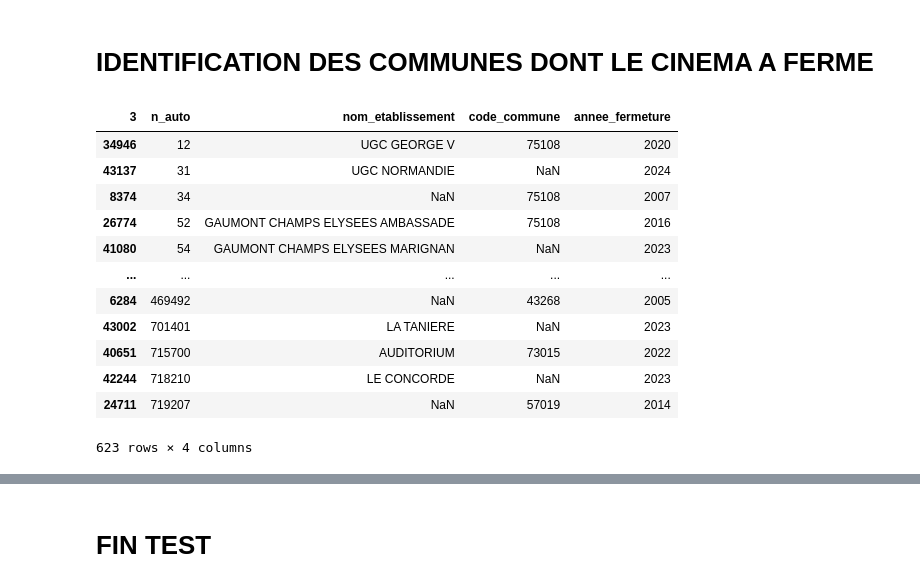
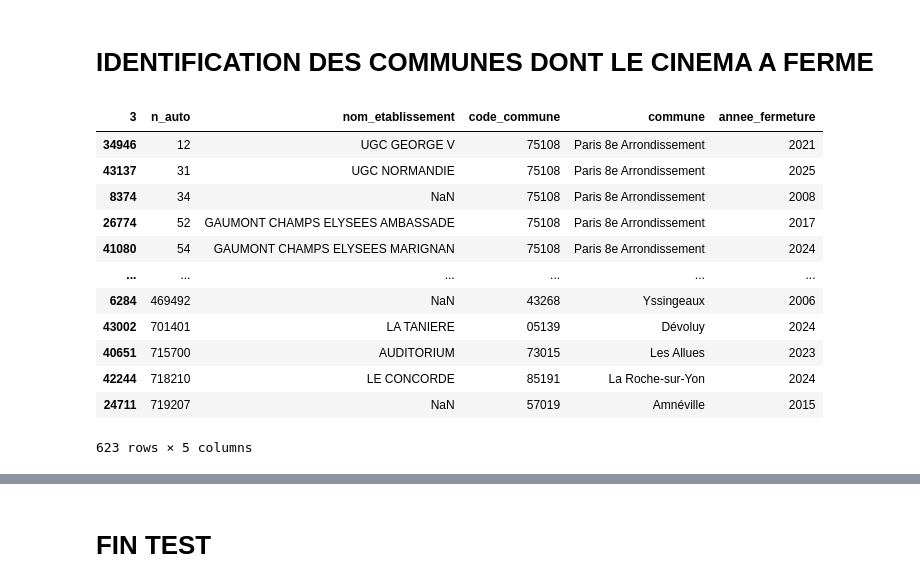
Before and after one commit to Juleslapeuf/cinema_vote, a Jupyter notebook: chargement_donnees.ipynb, the cells around one changed output, grey strips where cells are left out. Drawn from its saved outputs; the diff is of its cells as text; code cells hidden in the pictures.

```diff
--- a/chargement_donnees.ipynb
+++ b/chargement_donnees.ipynb
@@ -75,3 +178,16 @@ df_cinema = pd.concat(dfs_final, ignore_index=True)
+# %%
+codes_par_commune = (
+    df_cinema
+    .dropna(subset=["code_commune"])
+    .drop_duplicates(["commune", "code_commune"])
+    .groupby("commune")["code_commune"]
+    .first()
+)
+
+df_cinema["code_commune"] = (
+    df_cinema["code_commune"]
+    .fillna(df_cinema["commune"].map(codes_par_commune))
+)
 # %%
 df_cinema.head()
 # %% [output]
@@ -113,40 +226,37 @@ df_communes.head()
 # %% [markdown]
 # IDENTIFICATION DES COMMUNES DONT LE CINEMA A FERME
 # %%
-# Trier
-df_cinema_fixe = df_cinema_fixe.sort_values(["n_auto", "annee"])
+# Une ligne par cinéma et par année observée
+observations = (
+    df_cinema_fixe
+    .drop_duplicates(["n_auto", "annee"])
+    .sort_values(["n_auto", "annee"])
+)
+annee_min = observations["annee"].min()
+annee_max = observations["annee"].max()
 
-# Année suivante observée pour chaque cinéma
-df_cinema_fixe["annee_suivante"] = (
-    df_cinema_fixe.groupby("n_auto")["annee"].shift(-1)
-)
-
-# Une fermeture = dernière observation du cinéma,
-# sauf si cette dernière observation est la dernière année du fichier
-df_fermetures = df_cinema_fixe[
-    (df_cinema_fixe["annee_suivante"].isna()) &
-    (df_cinema_fixe["annee"] < df_cinema_fixe["annee"].max())
+# Une fermeture est retenue lorsque la dernière observation est suivie
+# d'une absence durable. L'année indiquée est la première année absente.
+dernieres_observations = observations.groupby("n_auto", as_index=False).tail(1)
+df_fermetures = dernieres_observations[
+    dernieres_observations["annee"] < annee_max
 ].copy()
-
-# Garder les informations souhaitées
+df_fermetures["annee_fermeture"] = df_fermetures["annee"] + 1
 df_fermetures = df_fermetures[
-    ["n_auto", "nom_etablissement", "code_commune", "annee"]
-].rename(
-    columns={"annee": "annee_fermeture"}
-)
-
+    ["n_auto", "nom_etablissement", "code_commune", "commune", "annee_fermeture"]
+]
 df_fermetures
 # %% [output]
-| 3 | n_auto | nom_etablissement | code_commune | annee_fermeture |
-| 34946 | 12 | UGC GEORGE V | 75108 | 2020 |
-| 43137 | 31 | UGC NORMANDIE | NaN | 2024 |
-| 8374 | 34 | NaN | 75108 | 2007 |
-| 26774 | 52 | GAUMONT CHAMPS ELYSEES AMBASSADE | 75108 | 2016 |
-| 41080 | 54 | GAUMONT CHAMPS ELYSEES MARIGNAN | NaN | 2023 |
-| ... | ... | ... | ... | ... |
-| 6284 | 469492 | NaN | 43268 | 2005 |
-| 43002 | 701401 | LA TANIERE | NaN | 2023 |
-| 40651 | 715700 | AUDITORIUM | 73015 | 2022 |
-| 42244 | 718210 | LE CONCORDE | NaN | 2023 |
-| 24711 | 719207 | NaN | 57019 | 2014 |
+| 3 | n_auto | nom_etablissement | code_commune | commune | annee_fermeture |
+| 34946 | 12 | UGC GEORGE V | 75108 | Paris 8e Arrondissement | 2021 |
+| 43137 | 31 | UGC NORMANDIE | 75108 | Paris 8e Arrondissement | 2025 |
+| 8374 | 34 | NaN | 75108 | Paris 8e Arrondissement | 2008 |
+| 26774 | 52 | GAUMONT CHAMPS ELYSEES AMBASSADE | 75108 | Paris 8e Arrondissement | 2017 |
+| 41080 | 54 | GAUMONT CHAMPS ELYSEES MARIGNAN | 75108 | Paris 8e Arrondissement | 2024 |
+| ... | ... | ... | ... | ... | ... |
+| 6284 | 469492 | NaN | 43268 | Yssingeaux | 2006 |
+| 43002 | 701401 | LA TANIERE | 05139 | Dévoluy | 2024 |
+| 40651 | 715700 | AUDITORIUM | 73015 | Les Allues | 2023 |
+| 42244 | 718210 | LE CONCORDE | 85191 | La Roche-sur-Yon | 2024 |
+| 24711 | 719207 | NaN | 57019 | Amnéville | 2015 |
-623 rows × 4 columns
+623 rows × 5 columns
```
Also changed, not shown: parts of 26 cells of this notebook, 1 other file.
